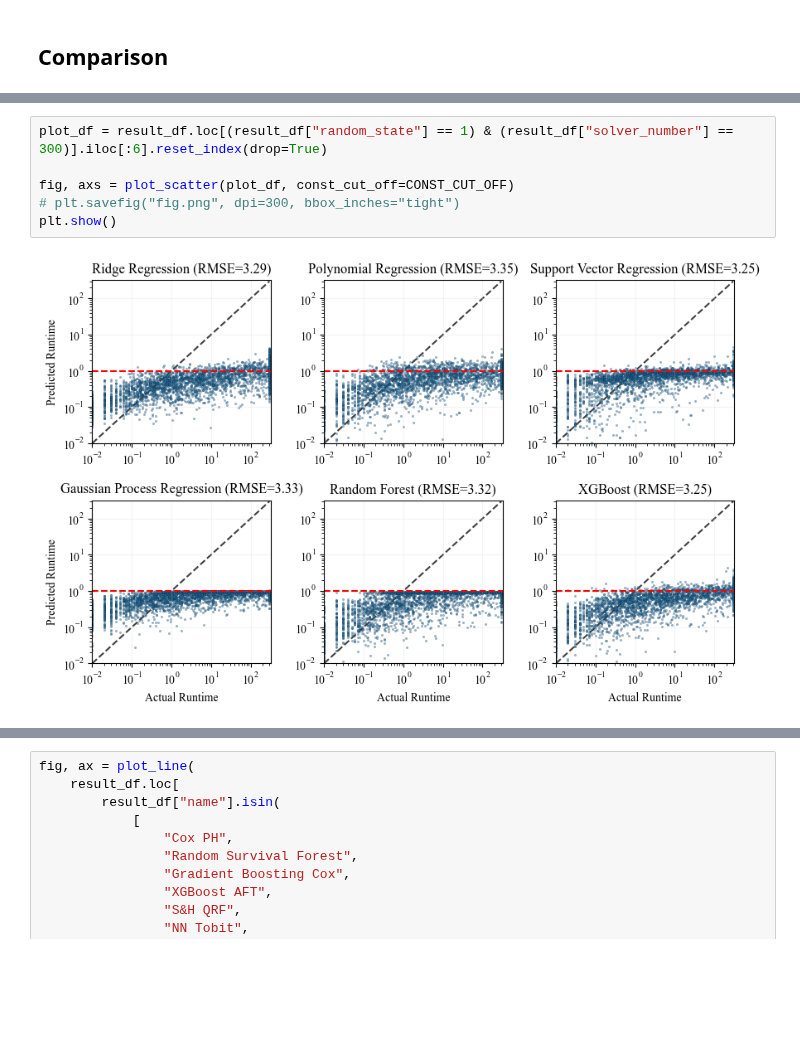
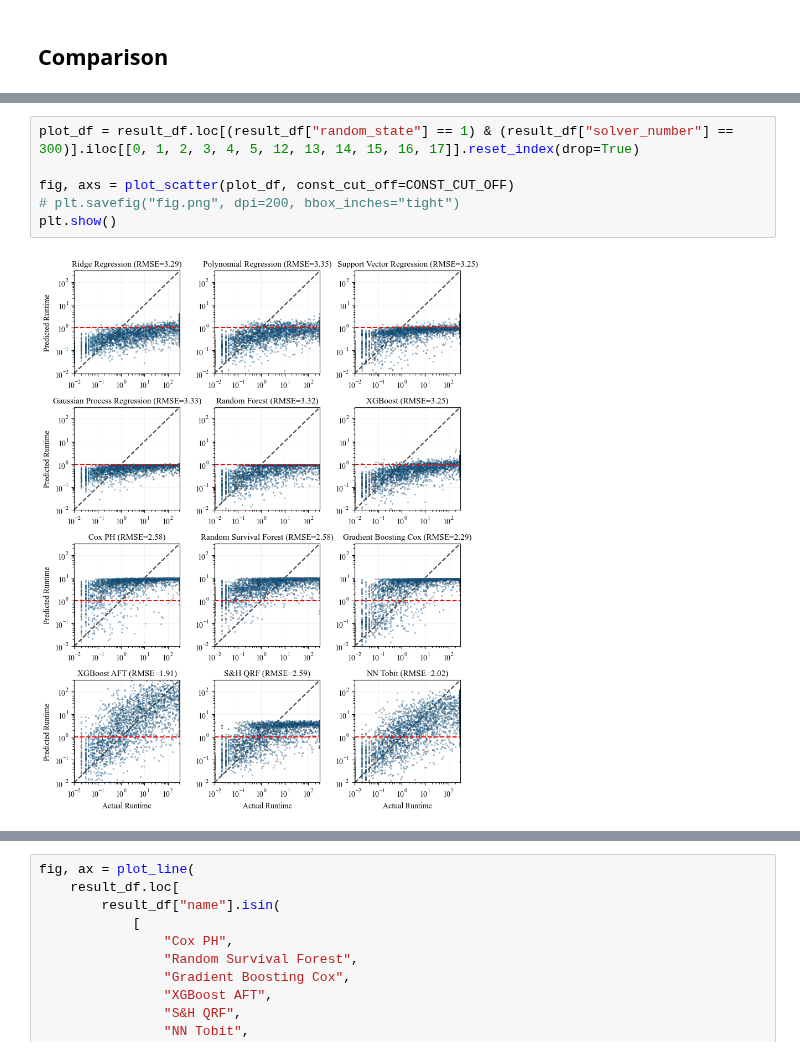
Before and after one commit to zakrzewow/raw-algorithm-portfolios, a Jupyter notebook: archive/phase1/comparison_const_cut_off_1.ipynb, the cells around one changed output, grey strips where cells are left out. Drawn from its saved outputs; the diff is of its cells as text; blank space fills up the shorter version.

```diff
--- a/archive/phase1/comparison_const_cut_off_1.ipynb
+++ b/archive/phase1/comparison_const_cut_off_1.ipynb
@@ -511,10 +525,10 @@ model_info_list = [
 
 result_df = pd.read_pickle(RESULTS_CONST_CUT_OFF_DIR / "results.gzip", compression="gzip")
 # %%
-plot_df = result_df.loc[(result_df["random_state"] == 1) & (result_df["solver_number"] == 300)].iloc[:6].reset_index(drop=True)
+plot_df = result_df.loc[(result_df["random_state"] == 1) & (result_df["solver_number"] == 300)].iloc[[0, 1, 2, 3, 4, 5, 12, 13, 14, 15, 16, 17]].reset_index(drop=True)
 
 fig, axs = plot_scatter(plot_df, const_cut_off=CONST_CUT_OFF)
-# plt.savefig("fig.png", dpi=300, bbox_inches="tight")
+# plt.savefig("fig.png", dpi=200, bbox_inches="tight")
 plt.show()
 # %% [output]
-[figure, old version]
+[figure, new version]
```
Also changed, not shown: parts of 5 cells of this notebook, 5 other files.
